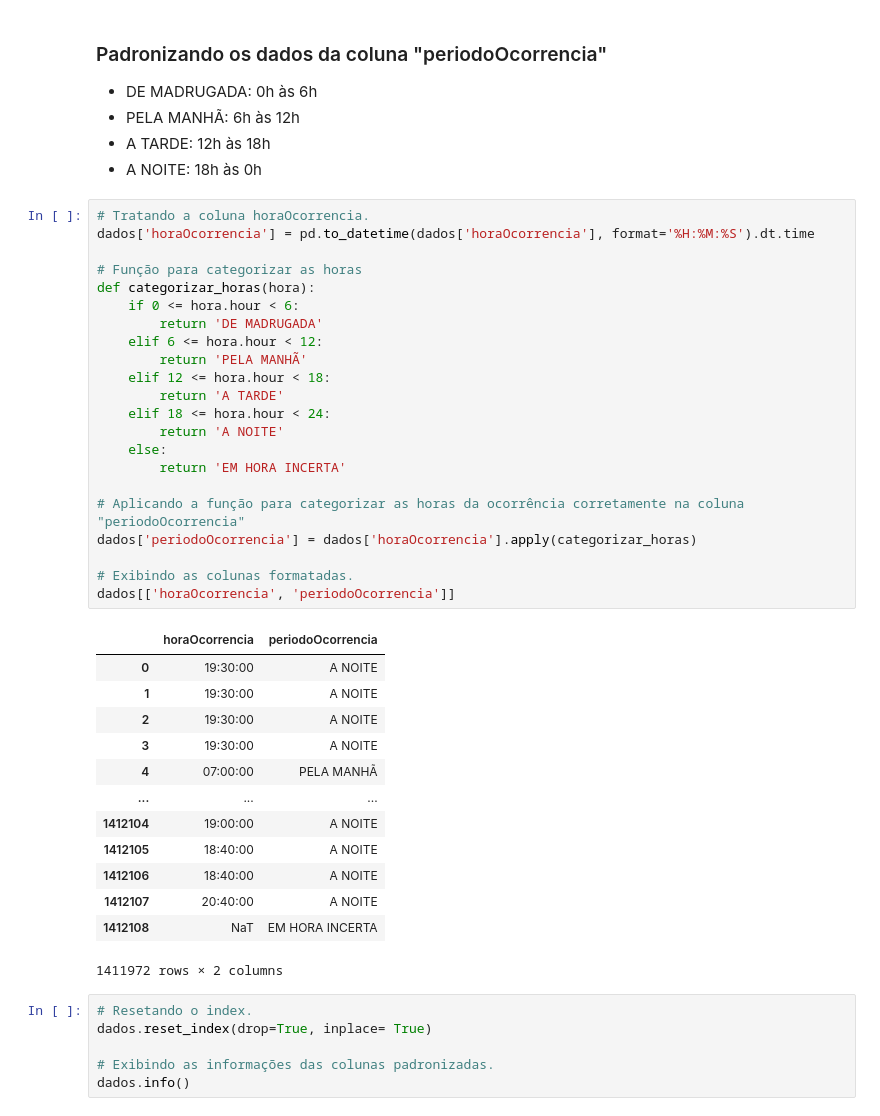
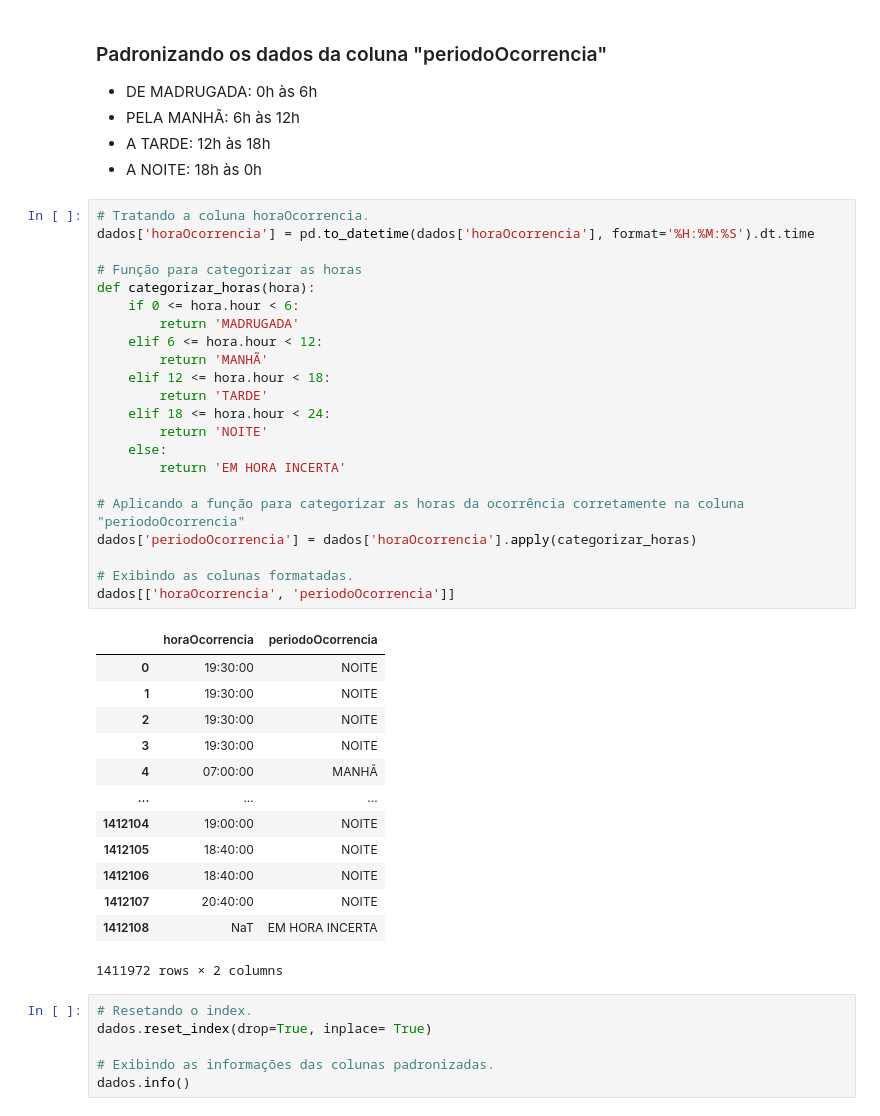
Before and after one commit to anderdot/previsao-crimes, a Jupyter notebook: Analises/Modelo Preditiva.ipynb, the cells around one changed output. Drawn from its saved outputs; the diff is of its cells as text.

```diff
--- a/Analises/Modelo Preditiva.ipynb
+++ b/Analises/Modelo Preditiva.ipynb
@@ -180,37 +180,37 @@ dados['dataComunicacao'] = pd.to_datetime(dados['dataComunicacao'])
 # %%
 # Tratando a coluna horaOcorrencia.
 dados['horaOcorrencia'] = pd.to_datetime(dados['horaOcorrencia'], format='%H:%M:%S').dt.time
 
 # Função para categorizar as horas
 def categorizar_horas(hora):
     if 0 <= hora.hour < 6:
-        return 'DE MADRUGADA'
+        return 'MADRUGADA'
     elif 6 <= hora.hour < 12:
-        return 'PELA MANHÃ'
+        return 'MANHÃ'
     elif 12 <= hora.hour < 18:
-        return 'A TARDE'
+        return 'TARDE'
     elif 18 <= hora.hour < 24:
-        return 'A NOITE'
+        return 'NOITE'
     else:
         return 'EM HORA INCERTA'
 
 # Aplicando a função para categorizar as horas da ocorrência corretamente na coluna "periodoOcorrencia"
 dados['periodoOcorrencia'] = dados['horaOcorrencia'].apply(categorizar_horas)
 
 # Exibindo as colunas formatadas.
 dados[['horaOcorrencia', 'periodoOcorrencia']]
 # %% [output]
 |  | horaOcorrencia | periodoOcorrencia |
-| 0 | 19:30:00 | A NOITE |
-| 1 | 19:30:00 | A NOITE |
-| 2 | 19:30:00 | A NOITE |
-| 3 | 19:30:00 | A NOITE |
-| 4 | 07:00:00 | PELA MANHÃ |
+| 0 | 19:30:00 | NOITE |
+| 1 | 19:30:00 | NOITE |
+| 2 | 19:30:00 | NOITE |
+| 3 | 19:30:00 | NOITE |
+| 4 | 07:00:00 | MANHÃ |
 | ... | ... | ... |
-| 1412104 | 19:00:00 | A NOITE |
-| 1412105 | 18:40:00 | A NOITE |
-| 1412106 | 18:40:00 | A NOITE |
-| 1412107 | 20:40:00 | A NOITE |
+| 1412104 | 19:00:00 | NOITE |
+| 1412105 | 18:40:00 | NOITE |
+| 1412106 | 18:40:00 | NOITE |
+| 1412107 | 20:40:00 | NOITE |
 | 1412108 | NaT | EM HORA INCERTA |
 1411972 rows × 2 columns
 # %%
```
Also changed, not shown: parts of 59 cells of this notebook, 1 other file.
